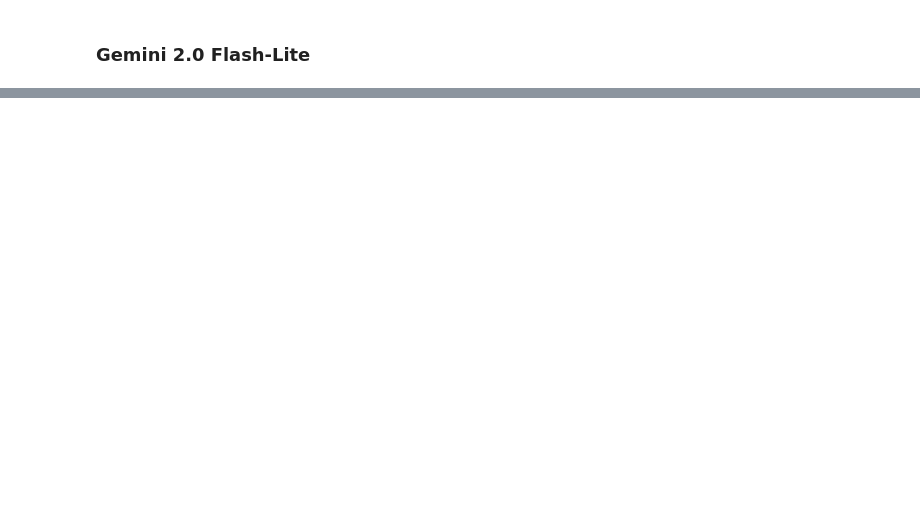
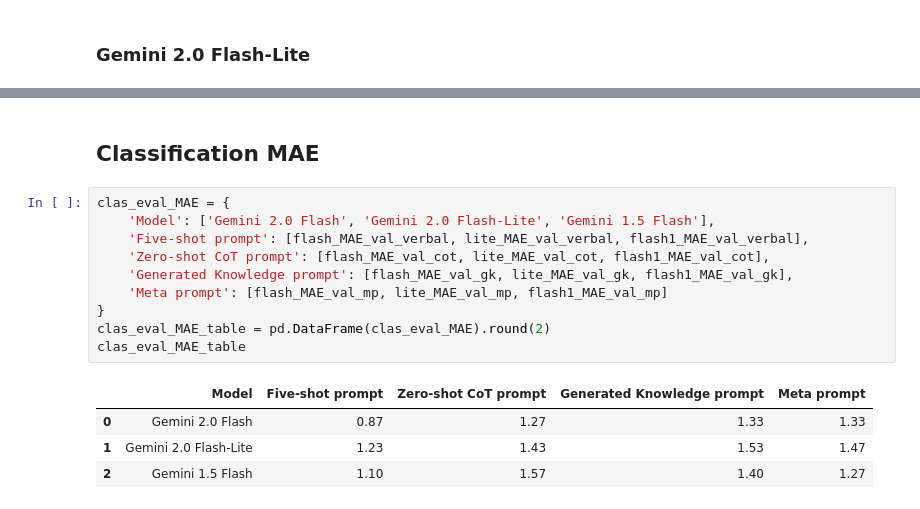
Before and after one commit to daKostych/Bachelor-Project-2025, a Jupyter notebook: llm_blog_generator/experiments/llm_blog_evaluator.ipynb, the cells around one changed output, grey strips where cells are left out. Drawn from its saved outputs; the diff is of its cells as text; blank space fills up the shorter version.

```diff
--- a/llm_blog_generator/experiments/llm_blog_evaluator.ipynb
+++ b/llm_blog_generator/experiments/llm_blog_evaluator.ipynb
@@ -645,0 +782,17 @@ Mean Absolute Error on validation set after using verbal classification: 1.3
+# %% [markdown]
+## Classification MAE
+# %%
+clas_eval_MAE = {
+    'Model': ['Gemini 2.0 Flash', 'Gemini 2.0 Flash-Lite', 'Gemini 1.5 Flash'],
+    'Five-shot prompt': [flash_MAE_val_verbal, lite_MAE_val_verbal, flash1_MAE_val_verbal],
+    'Zero-shot CoT prompt': [flash_MAE_val_cot, lite_MAE_val_cot, flash1_MAE_val_cot],
+    'Generated Knowledge prompt': [flash_MAE_val_gk, lite_MAE_val_gk, flash1_MAE_val_gk],
+    'Meta prompt': [flash_MAE_val_mp, lite_MAE_val_mp, flash1_MAE_val_mp]
+}
+clas_eval_MAE_table = pd.DataFrame(clas_eval_MAE).round(2)
+clas_eval_MAE_table
+# %% [output]
+|  | Model | Five-shot prompt | Zero-shot CoT prompt | Generated Knowledge prompt | Meta prompt |
+| 0 | Gemini 2.0 Flash | 0.87 | 1.27 | 1.33 | 1.33 |
+| 1 | Gemini 2.0 Flash-Lite | 1.23 | 1.43 | 1.53 | 1.47 |
+| 2 | Gemini 1.5 Flash | 1.10 | 1.57 | 1.40 | 1.27 |
```
Also changed, not shown: parts of 63 cells of this notebook.
